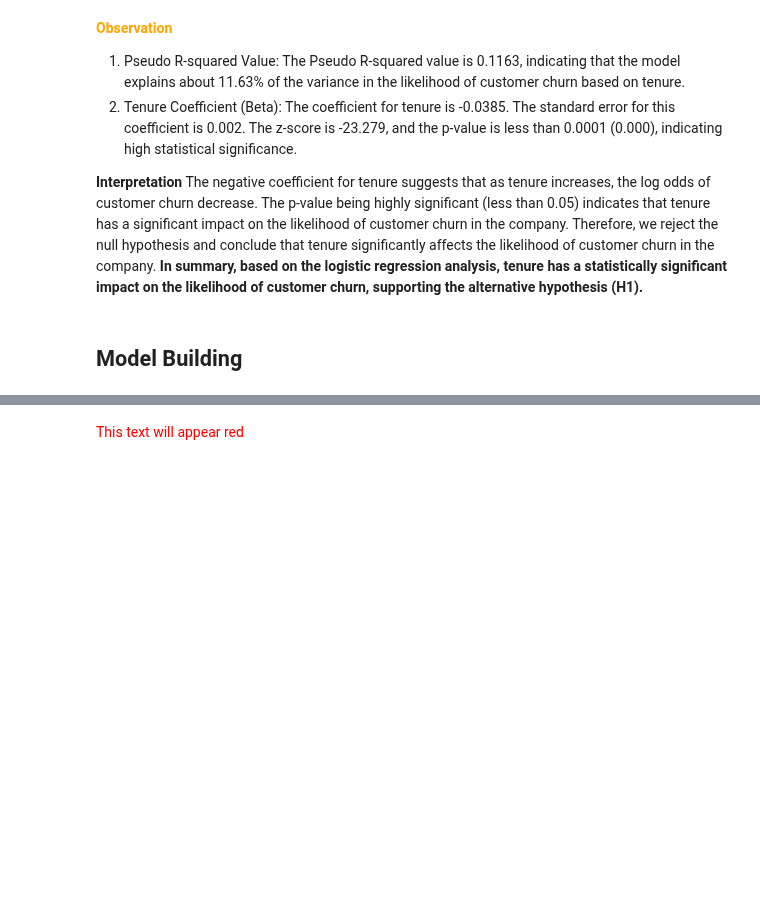
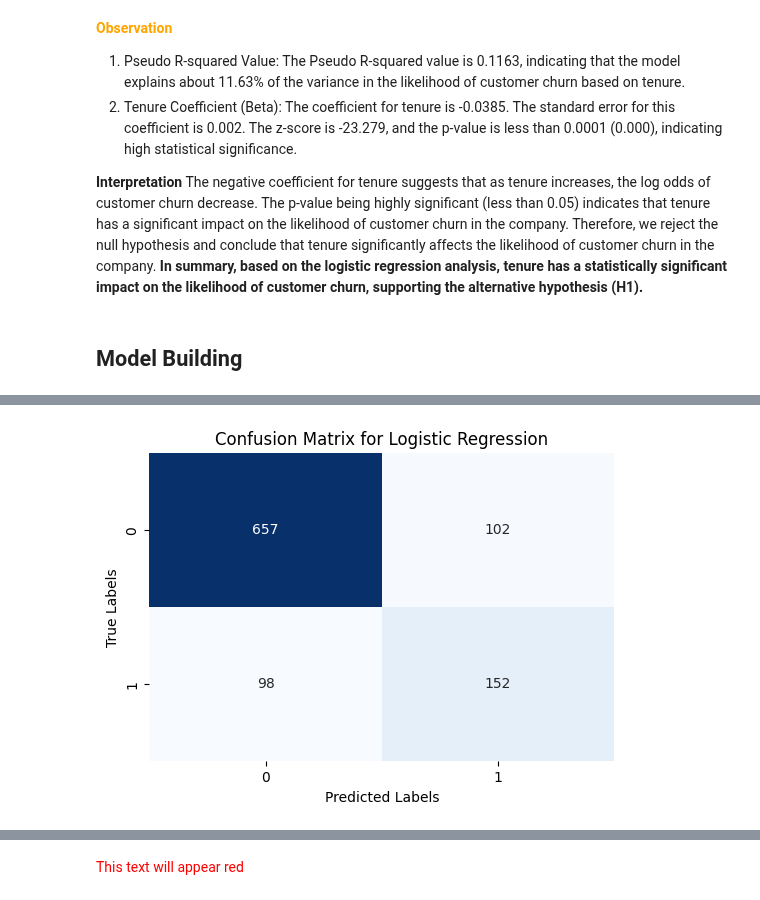
Before and after one commit to wamathaiwandeto/Customer-Churn-Prediction, a Jupyter notebook: churn.ipynb, the cells around one changed output, grey strips where cells are left out. Saved outputs shown, nothing was run; the diff lists cells and outputs as text; code cells hidden in the pictures; blank space fills up the shorter version.

```diff
--- a/churn.ipynb
+++ b/churn.ipynb
@@ -1144,0 +1206,4 @@ plt.show()
+# %%
+# Initialize and train a Logistic Regression classifier
+logreg_classifier = LogisticRegression(random_state=42)
+logreg_classifier.fit(X_train, y_train)
@@ -1144,0 +1212,3 @@ plt.show()
+# %%
+# Make predictions using logistic regression model
+y_pred_logreg = logreg_classifier.predict(X_test)
@@ -1144,0 +1230,12 @@ plt.show()
+# %%
+# Calculate the confusion matrix for logistic regression model
+conf_matrix_logreg = confusion_matrix(y_test, y_pred_logreg)
+# Plot the confusion matrix as a heatmap
+plt.figure(figsize=(6, 4))
+sns.heatmap(conf_matrix_logreg, annot=True, cmap='Blues', fmt='g', cbar=False)
+plt.xlabel('Predicted Labels')
+plt.ylabel('True Labels')
+plt.title('Confusion Matrix for Logistic Regression')
+plt.show()
+# %% [output]
+[figure, added]
```
Also changed, not shown: parts of 33 cells of this notebook.
